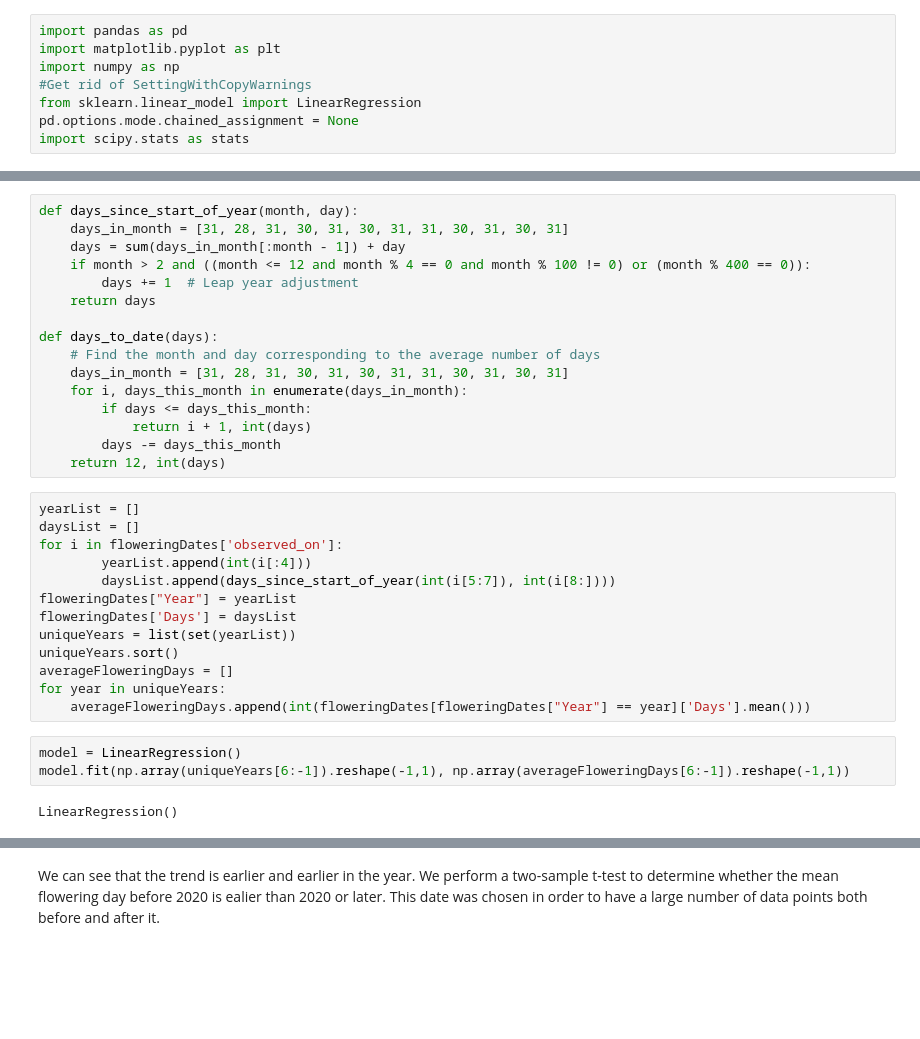
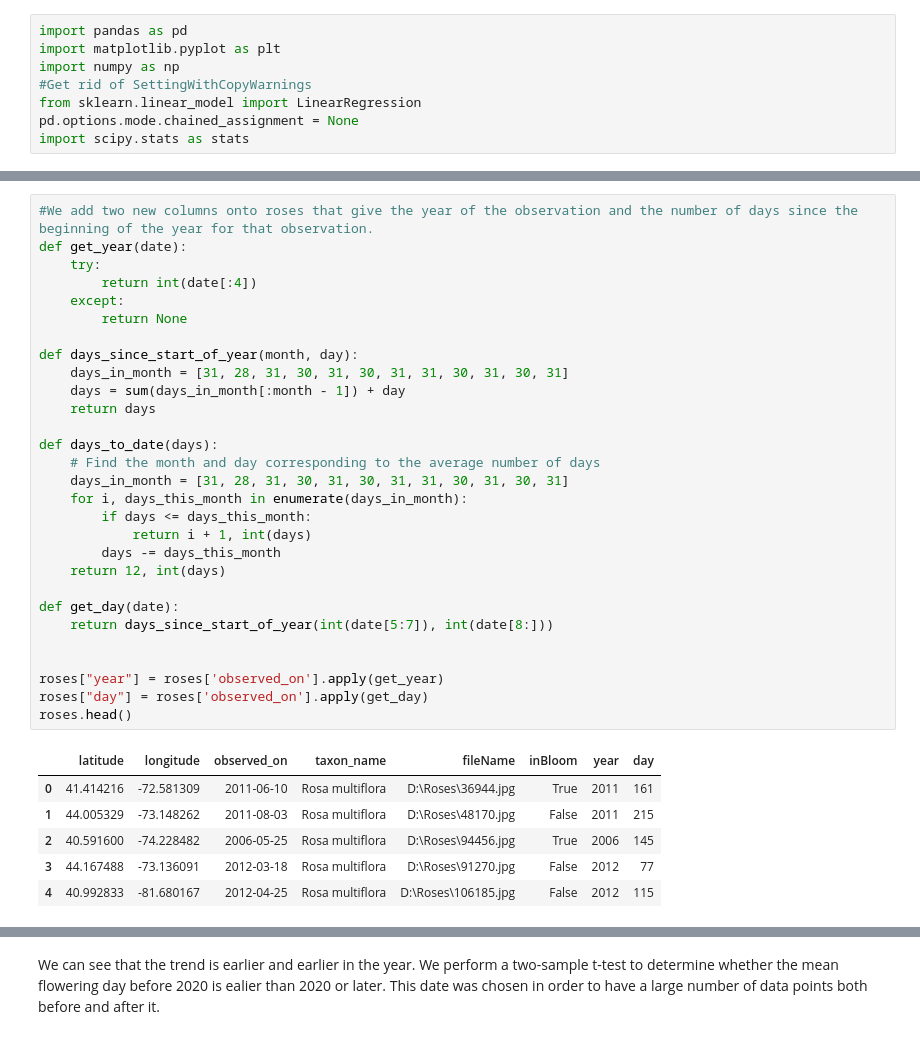
Before and after one commit to SeanHaight/FlowerIdentificationProject, a Jupyter notebook: Notebooks/rose_Hypothesis_Testing.ipynb, the cells around one changed output, grey strips where cells are left out. Saved outputs shown, nothing was run; the diff lists cells and outputs as text; blank space fills up the shorter version.

```diff
--- a/Notebooks/rose_Hypothesis_Testing.ipynb
+++ b/Notebooks/rose_Hypothesis_Testing.ipynb
@@ -24,34 +14,36 @@ floweringDates = roses[roses['inBloom'] == True]['observed_on'].dropna().to_fram
 # %%
+#We add two new columns onto roses that give the year of the observation and the number of days since the beginning of the year for that observation.
+def get_year(date):
+    try:
+        return int(date[:4])
+    except:
+        return None
+
 def days_since_start_of_year(month, day):
     days_in_month = [31, 28, 31, 30, 31, 30, 31, 31, 30, 31, 30, 31]
     days = sum(days_in_month[:month - 1]) + day
-    if month > 2 and ((month <= 12 and month % 4 == 0 and month % 100 != 0) or (month % 400 == 0)):
-        days += 1  # Leap year adjustment
     return days
 
 def days_to_date(days):
     # Find the month and day corresponding to the average number of days
     days_in_month = [31, 28, 31, 30, 31, 30, 31, 31, 30, 31, 30, 31]
     for i, days_this_month in enumerate(days_in_month):
         if days <= days_this_month:
             return i + 1, int(days)
         days -= days_this_month
     return 12, int(days)
+
+def get_day(date):
+    return days_since_start_of_year(int(date[5:7]), int(date[8:]))
+
+
+roses["year"] = roses['observed_on'].apply(get_year)
+roses["day"] = roses['observed_on'].apply(get_day)
+roses.head()
+# %% [output]
+|  | latitude | longitude | observed_on | taxon_name | fileName | inBloom | year | day |
+| 0 | 41.414216 | -72.581309 | 2011-06-10 | Rosa multiflora | D:\Roses\36944.jpg | True | 2011 | 161 |
+| 1 | 44.005329 | -73.148262 | 2011-08-03 | Rosa multiflora | D:\Roses\48170.jpg | False | 2011 | 215 |
+| 2 | 40.591600 | -74.228482 | 2006-05-25 | Rosa multiflora | D:\Roses\94456.jpg | True | 2006 | 145 |
+| 3 | 44.167488 | -73.136091 | 2012-03-18 | Rosa multiflora | D:\Roses\91270.jpg | False | 2012 | 77 |
+| 4 | 40.992833 | -81.680167 | 2012-04-25 | Rosa multiflora | D:\Roses\106185.jpg | False | 2012 | 115 |
-# %%
-yearList = []
-daysList = []
-for i in floweringDates['observed_on']:
-        yearList.append(int(i[:4]))
-        daysList.append(days_since_start_of_year(int(i[5:7]), int(i[8:])))
-floweringDates["Year"] = yearList
-floweringDates['Days'] = daysList
-uniqueYears = list(set(yearList))
-uniqueYears.sort()
-averageFloweringDays = []
-for year in uniqueYears:
-    averageFloweringDays.append(int(floweringDates[floweringDates["Year"] == year]['Days'].mean()))
-# %%
-model = LinearRegression()
-model.fit(np.array(uniqueYears[6:-1]).reshape(-1,1), np.array(averageFloweringDays[6:-1]).reshape(-1,1))
-# %% [output]
-LinearRegression()
```
Also changed, not shown: parts of 13 cells of this notebook.
